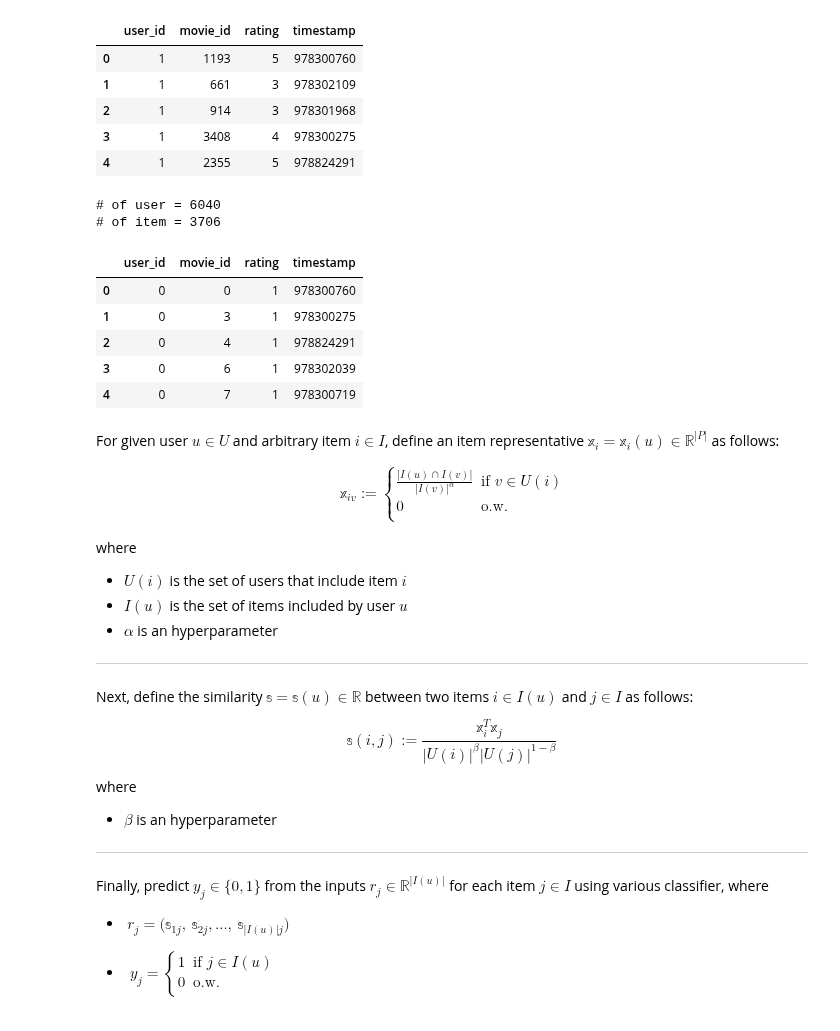
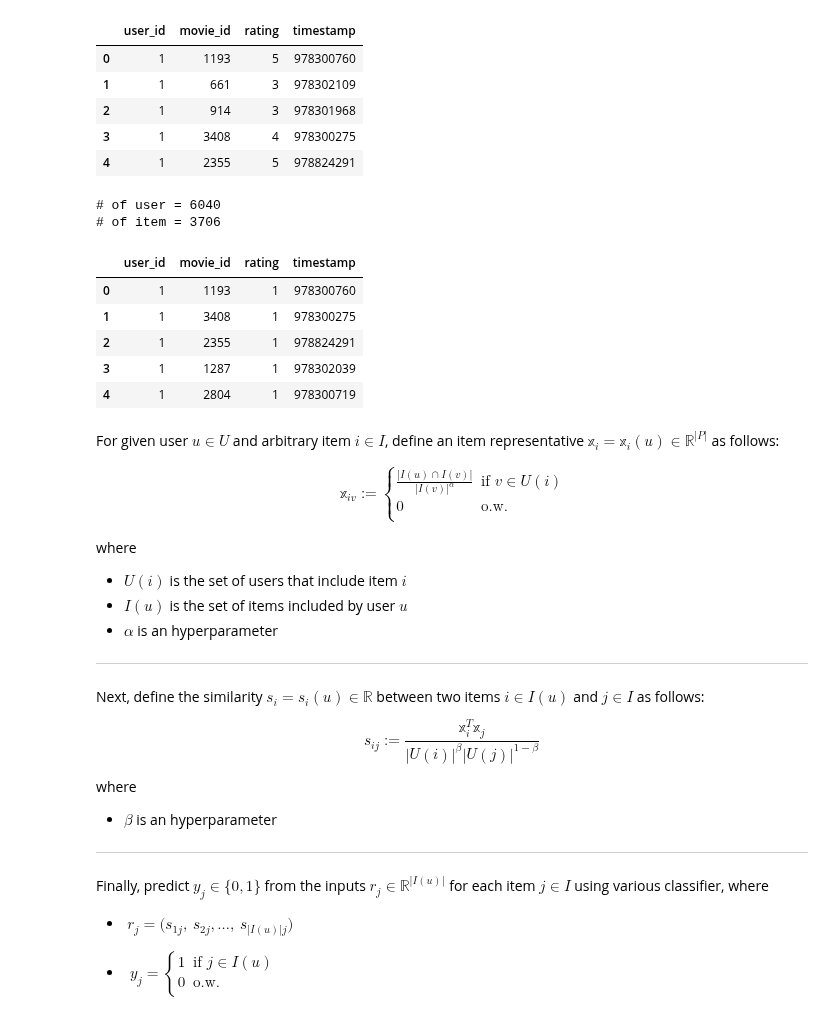
Before and after one commit to ivoryRabbit/RecSys, a Jupyter notebook: 10_Classifiers.ipynb, the cells around one changed output. Saved outputs shown, nothing was run; the diff lists cells and outputs as text; code cells hidden in the pictures.

```diff
--- a/10_Classifiers.ipynb
+++ b/10_Classifiers.ipynb
@@ -60,19 +61,12 @@ ratings.head()
 | 2 | 1 | 914 | 3 | 978301968 |
 | 3 | 1 | 3408 | 4 | 978300275 |
 | 4 | 1 | 2355 | 5 | 978824291 |
-# %%
-user_list = ratings.user_id.unique()
-user_idx_map = {e: i for i, e in enumerate(user_list)}
-n_user = len(user_list)
-print(f'# of user = {n_user}')
-
-item_list = ratings.movie_id.unique()
-item_idx_map = {e: i for i, e in enumerate(item_list)}
-n_item = len(item_list)
-print(f'# of item = {n_item}')
-# %% [output]
-# of user = 6040
-# of item = 3706
+# %%
+print(f'# of user = {ratings.user_id.nunique()}')
+print(f'# of item = {ratings.movie_id.nunique()}')
+# %% [output]
+# of user = 6040
+# of item = 3706
 # %%
 def binarizer(df: pd.DataFrame, threshold = 4) -> pd.DataFrame:
     df = df.assign(rating = np.where(df.rating >= threshold, 1, 0))
@@ -103,19 +97,17 @@ def query_relev_split(df: pd.DataFrame, size: float) -> pd.DataFrame:
 
 def list_agg(df: pd.DataFrame) -> pd.DataFrame:
     return df.groupby('user_id', as_index = False)[['movie_id']].agg(list)
-# %%
-data = ratings.assign(user_id = lambda df: df.user_id.map(user_idx_map),
-                      movie_id = lambda df: df.movie_id.map(item_idx_map))
-data = binarizer(data)
-data = make_warm(data)
-data.head()
-# %% [output]
-|  | user_id | movie_id | rating | timestamp |
-| 0 | 0 | 0 | 1 | 978300760 |
-| 1 | 0 | 3 | 1 | 978300275 |
-| 2 | 0 | 4 | 1 | 978824291 |
-| 3 | 0 | 6 | 1 | 978302039 |
-| 4 | 0 | 7 | 1 | 978300719 |
+# %%
+data = binarizer(ratings)
+data = make_warm(data)
+data.head()
+# %% [output]
+|  | user_id | movie_id | rating | timestamp |
+| 0 | 1 | 1193 | 1 | 978300760 |
+| 1 | 1 | 3408 | 1 | 978300275 |
+| 2 | 1 | 2355 | 1 | 978824291 |
+| 3 | 1 | 1287 | 1 | 978302039 |
+| 4 | 1 | 2804 | 1 | 978300719 |
 # %%
 train, _, test = train_valid_test_split(data, size = 0.1)
 test_q, test_r = query_relev_split(test, size = 0.2)
@@ -138,9 +130,9 @@ where
 
 ---
 
-Next, define the similarity $\mathbb{s} = \mathbb{s}(u) \in \mathbb{R}$ between two items $i\in I(u)$ and $j\in I$ as follows:
+Next, define the similarity $s_i = s_i(u) \in \mathbb{R}$ between two items $i\in I(u)$ and $j\in I$ as follows:
 
-$$ \mathbb{s}(i, j) := \frac{\mathbb{x}_i^T\mathbb{x}_j}{|U(i)|^{\beta} |U(j)|^{1- \beta}} $$
+$$ s_{ij} := \frac{\mathbb{x}_i^T\mathbb{x}_j}{|U(i)|^{\beta} |U(j)|^{1- \beta}} $$
 
 where
 - $\beta$ is an hyperparameter
@@ -149,7 +141,7 @@ where
 
 Finally, predict $y_j \in \{0, 1\}$ from the inputs $r_j \in \mathbb{R}^{|I(u)|}$ for each item $j \in I$ using various classifier, where
 
-- $\ r_{j} =\big( \mathbb{s}_{1j}, \ \mathbb{s}_{2j}, \ldots, \ \mathbb{s}_{|I(u)|j}\big)$
+- $\ r_{j} =\big( s_{1j}, \ s_{2j}, \ldots, \ s_{|I(u)|j}\big)$
 
 - $\begin{aligned}
 y_{j} = \left\{ \begin{array}{ll}
```
Also changed, not shown: parts of 7 cells of this notebook.
